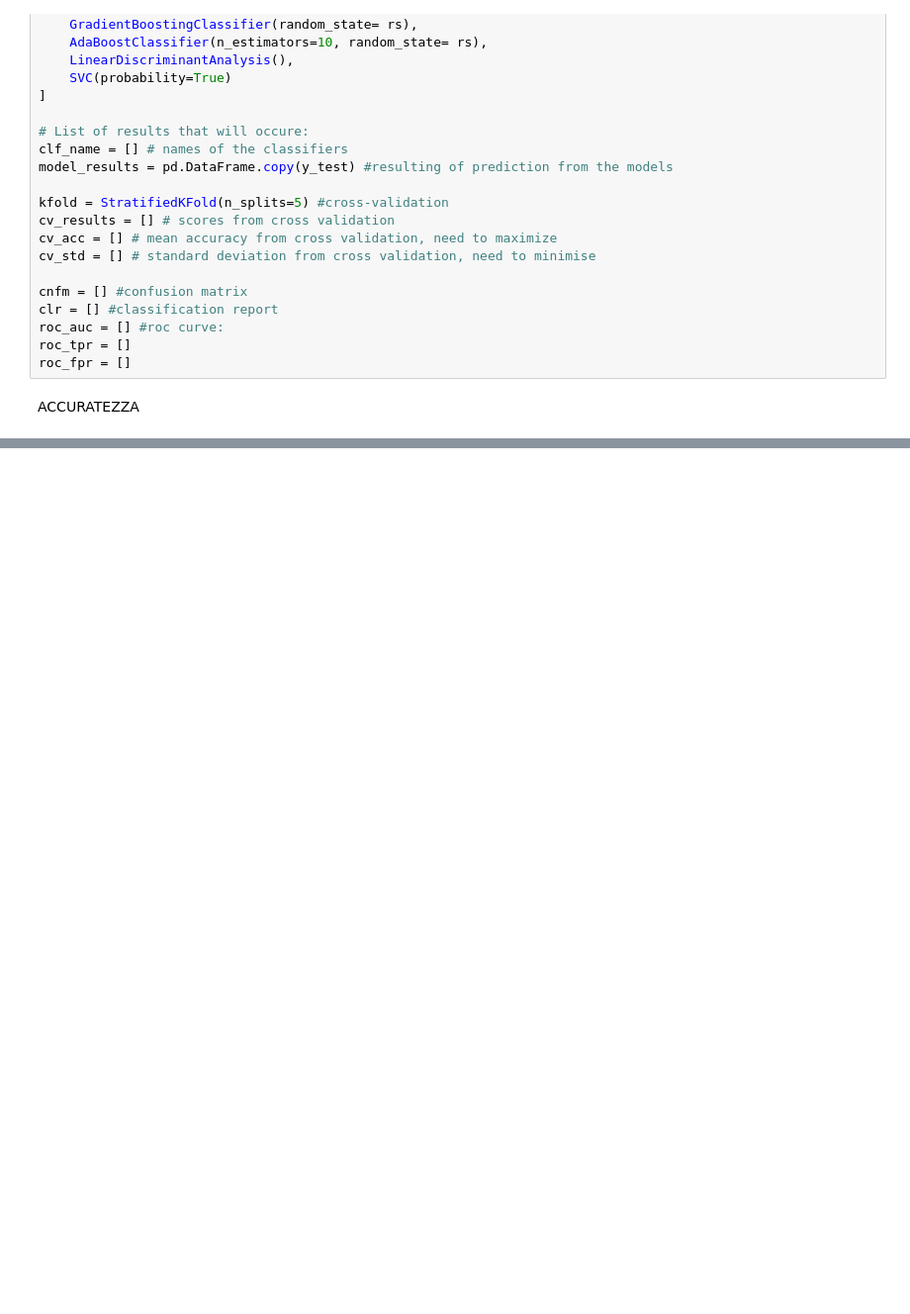
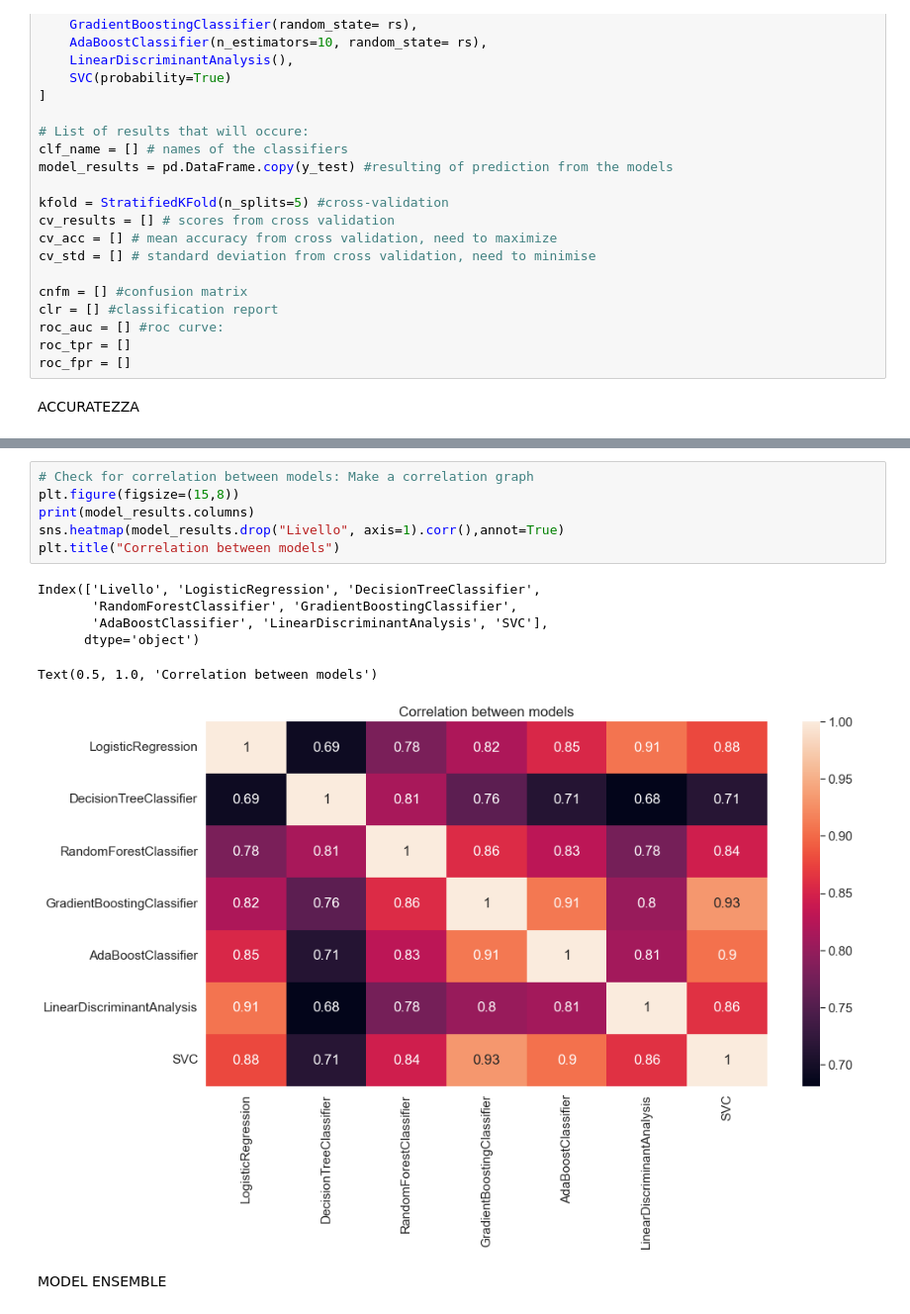
Before and after one commit to ChiaraAmalia/DataScience2Project, a Jupyter notebook: Classificazione.ipynb, the cells around one changed output, grey strips where cells are left out. Shown at 99% size. Cells and saved outputs as stored; diff of their text form; blank space fills up the shorter version.

```diff
--- a/Classificazione.ipynb
+++ b/Classificazione.ipynb
@@ -316,0 +421,15 @@ Text(0.5, 1.0, 'Cross validation scores')
+# %%
+# Check for correlation between models: Make a correlation graph
+plt.figure(figsize=(15,8))
+print(model_results.columns)
+sns.heatmap(model_results.drop("Livello", axis=1).corr(),annot=True)
+plt.title("Correlation between models")
+# %% [output]
+Index(['Livello', 'LogisticRegression', 'DecisionTreeClassifier',
+       'RandomForestClassifier', 'GradientBoostingClassifier',
+       'AdaBoostClassifier', 'LinearDiscriminantAnalysis', 'SVC'],
+      dtype='object')
+Text(0.5, 1.0, 'Correlation between models')
+[figure, added]
+# %% [markdown]
+MODEL ENSEMBLE
```
Also changed, not shown: parts of 29 cells of this notebook.
